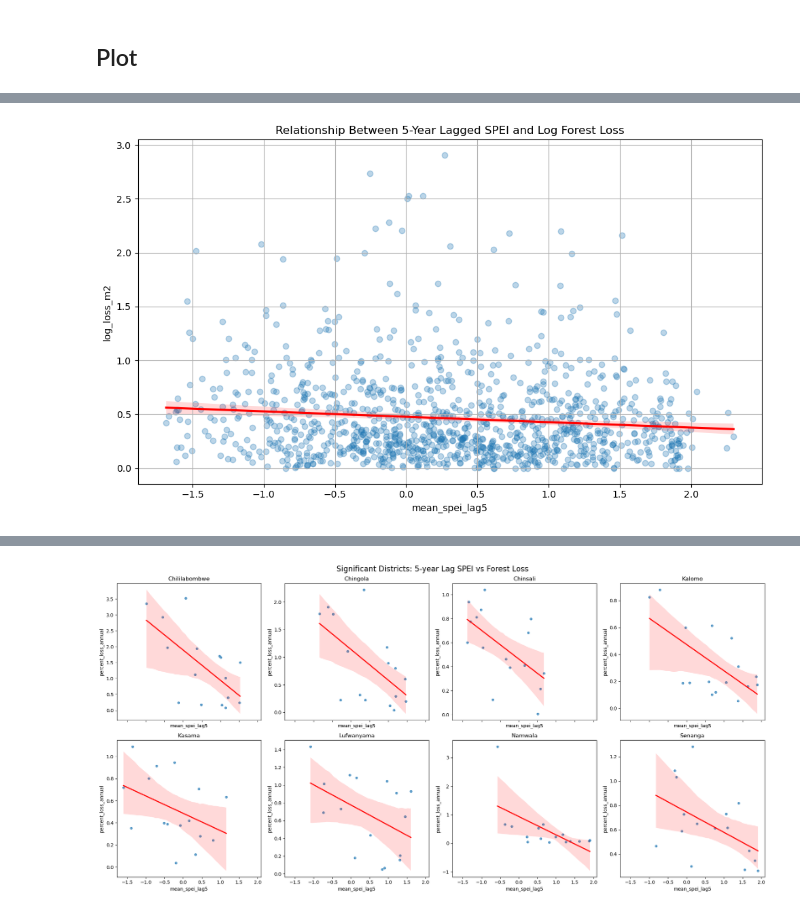
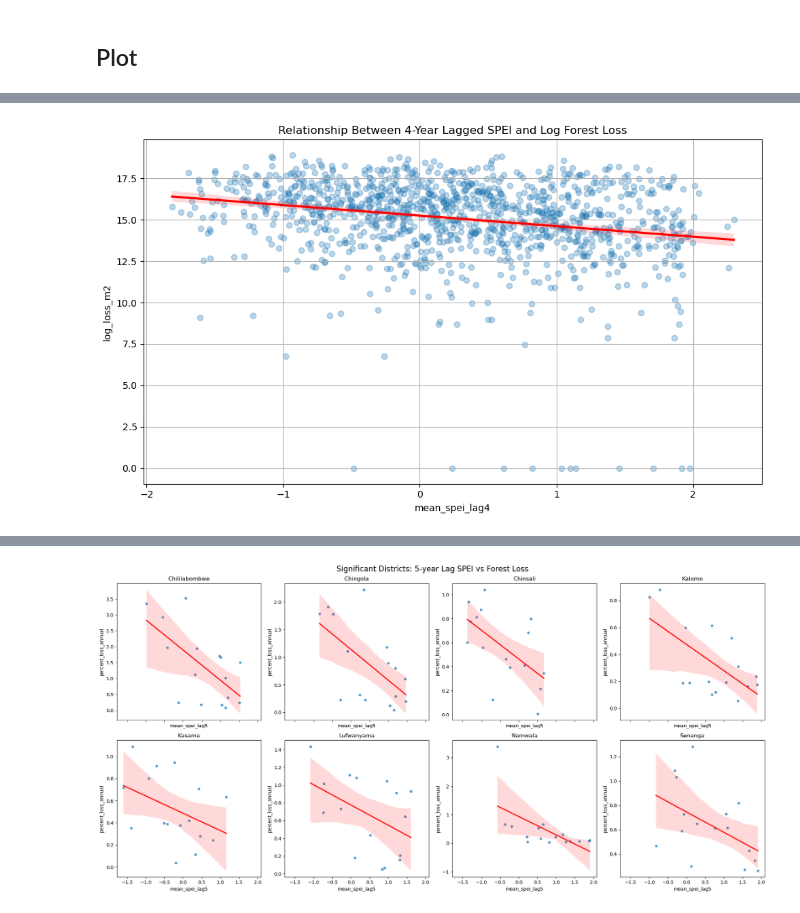
Before and after one commit to annamwaller/zambia, a Jupyter notebook: final/Statistical_Modeling.ipynb, the cells around one changed output, grey strips where cells are left out. Saved outputs shown, nothing was run; the diff lists cells and outputs as text; code cells hidden in the pictures.

Commit message:
4 year lag

```diff
--- a/final/Statistical_Modeling.ipynb
+++ b/final/Statistical_Modeling.ipynb
@@ -287,18 +268,18 @@ plt.show()
 # %%
 plt.figure(figsize=(10,6))
 sns.regplot(
     data=cleaned,
-    x='mean_spei_lag5',
-    y='log_percent_loss',
+    x='mean_spei_lag4',
+    y='log_loss_m2',
     scatter_kws={'alpha': 0.3},
     line_kws={'color': 'red'}
 )
 
-plt.title('Relationship Between 5-Year Lagged SPEI and Log Forest Loss')
-plt.xlabel('mean_spei_lag5')
+plt.title('Relationship Between 4-Year Lagged SPEI and Log Forest Loss')
+plt.xlabel('mean_spei_lag4')
 plt.ylabel('log_loss_m2')
 plt.grid(True)
 plt.tight_layout()
 plt.show()
 # %% [output]
-[figure, old version]
+[figure, new version]
```
Also changed, not shown: parts of 3 cells of this notebook.
